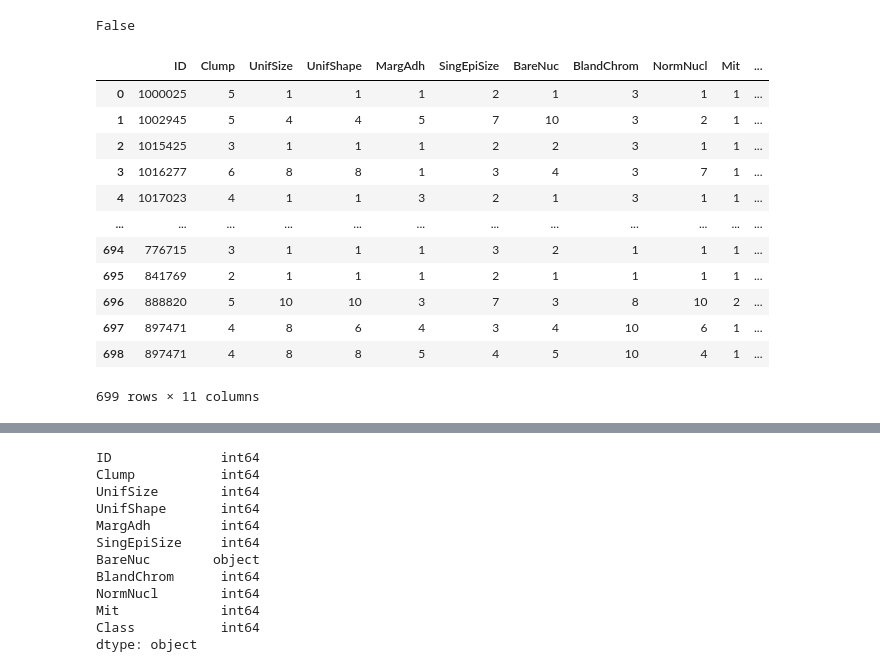
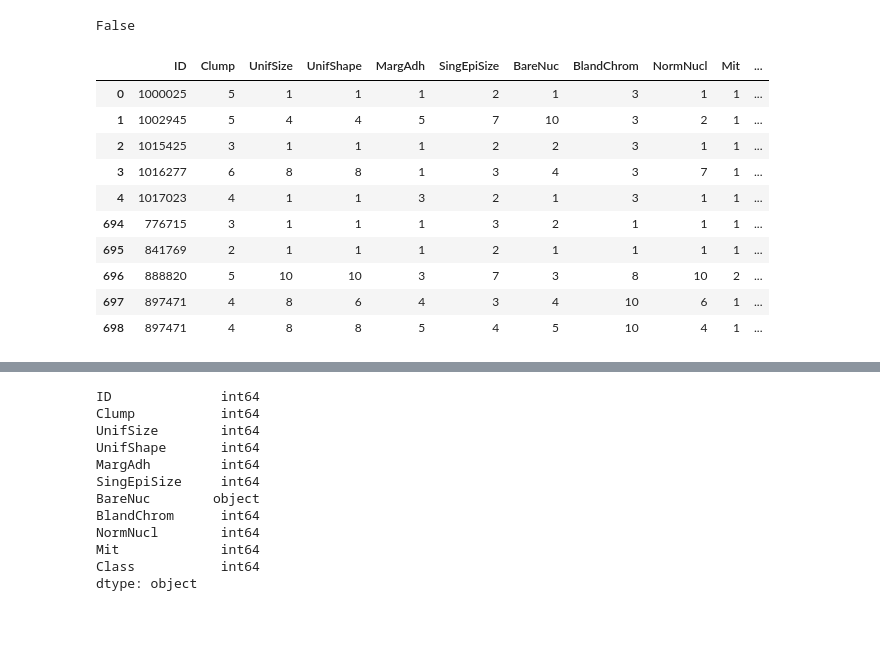
Before and after one commit to marcusmayo/Data-Sources, a Jupyter notebook: Cancer_confusionMatrix.ipynb, the cells around one changed output, grey strips where cells are left out. Cells and saved outputs as stored; diff of their text form; code cells hidden in the pictures; blank space fills up the shorter version.

```diff
--- a/Cancer_confusionMatrix.ipynb
+++ b/Cancer_confusionMatrix.ipynb
@@ -50,22 +50,20 @@ cancer_data.head()
 cancer_data.isnull().values.any() #Checking data for null/ nan values and it should be false
 # %% [output]
 False
-# %%
-cancer_data
-# %% [output]
-|  | ID | Clump | UnifSize | UnifShape | MargAdh | SingEpiSize | BareNuc | BlandChrom | NormNucl | Mit | ... |
-| 0 | 1000025 | 5 | 1 | 1 | 1 | 2 | 1 | 3 | 1 | 1 | ... |
-| 1 | 1002945 | 5 | 4 | 4 | 5 | 7 | 10 | 3 | 2 | 1 | ... |
-| 2 | 1015425 | 3 | 1 | 1 | 1 | 2 | 2 | 3 | 1 | 1 | ... |
-| 3 | 1016277 | 6 | 8 | 8 | 1 | 3 | 4 | 3 | 7 | 1 | ... |
-| 4 | 1017023 | 4 | 1 | 1 | 3 | 2 | 1 | 3 | 1 | 1 | ... |
-| ... | ... | ... | ... | ... | ... | ... | ... | ... | ... | ... | ... |
-| 694 | 776715 | 3 | 1 | 1 | 1 | 3 | 2 | 1 | 1 | 1 | ... |
-| 695 | 841769 | 2 | 1 | 1 | 1 | 2 | 1 | 1 | 1 | 1 | ... |
-| 696 | 888820 | 5 | 10 | 10 | 3 | 7 | 3 | 8 | 10 | 2 | ... |
-| 697 | 897471 | 4 | 8 | 6 | 4 | 3 | 4 | 10 | 6 | 1 | ... |
-| 698 | 897471 | 4 | 8 | 8 | 5 | 4 | 5 | 10 | 4 | 1 | ... |
-699 rows × 11 columns
+# %%
+pd.concat([cancer_data.head(), cancer_data.tail()])
+# %% [output]
+|  | ID | Clump | UnifSize | UnifShape | MargAdh | SingEpiSize | BareNuc | BlandChrom | NormNucl | Mit | ... |
+| 0 | 1000025 | 5 | 1 | 1 | 1 | 2 | 1 | 3 | 1 | 1 | ... |
+| 1 | 1002945 | 5 | 4 | 4 | 5 | 7 | 10 | 3 | 2 | 1 | ... |
+| 2 | 1015425 | 3 | 1 | 1 | 1 | 2 | 2 | 3 | 1 | 1 | ... |
+| 3 | 1016277 | 6 | 8 | 8 | 1 | 3 | 4 | 3 | 7 | 1 | ... |
+| 4 | 1017023 | 4 | 1 | 1 | 3 | 2 | 1 | 3 | 1 | 1 | ... |
+| 694 | 776715 | 3 | 1 | 1 | 1 | 3 | 2 | 1 | 1 | 1 | ... |
+| 695 | 841769 | 2 | 1 | 1 | 1 | 2 | 1 | 1 | 1 | 1 | ... |
+| 696 | 888820 | 5 | 10 | 10 | 3 | 7 | 3 | 8 | 10 | 2 | ... |
+| 697 | 897471 | 4 | 8 | 6 | 4 | 3 | 4 | 10 | 6 | 1 | ... |
+| 698 | 897471 | 4 | 8 | 8 | 5 | 4 | 5 | 10 | 4 | 1 | ... |
 # %%
 cancer_data.describe(include='all') #This provides a look at the standard deviation of the data
 # %% [output]
```
